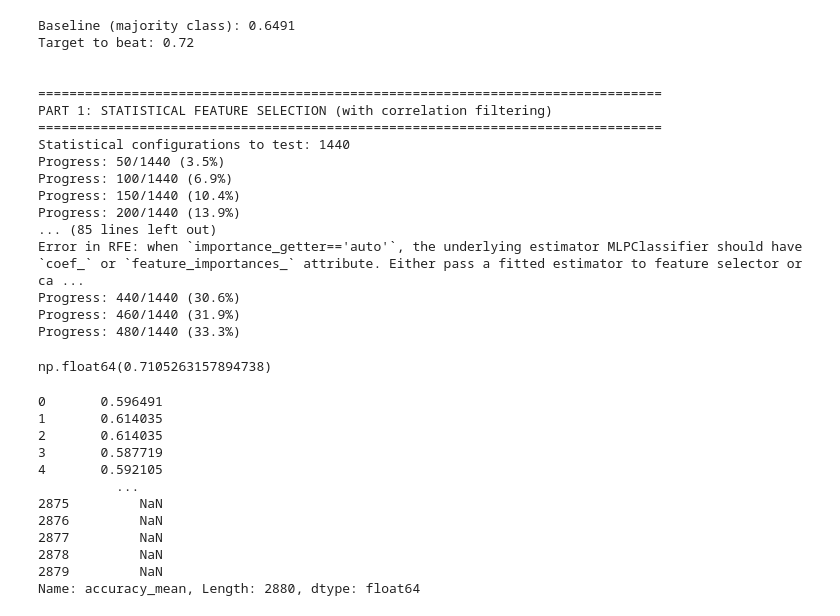
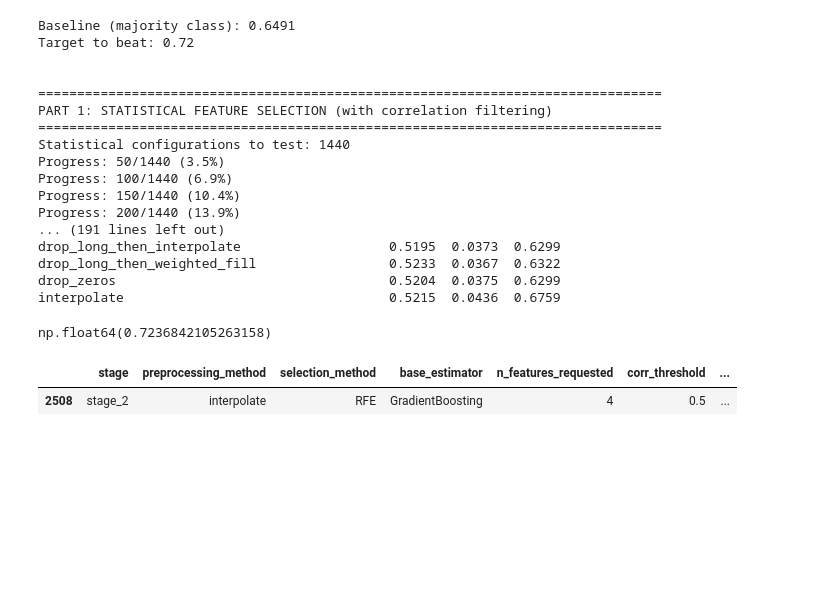
Before and after one commit to KonstantinosVard/Classification-of-cardiotocographic-signals-based-on-HRV, a Jupyter notebook: classification.ipynb, the cells around one changed output. Cells and saved outputs as stored; diff of their text form; code cells hidden in the pictures; blank space fills up the shorter version.

Commit message:
Initial Report, VAE changed to p-value percentage test, and skipping error prone rfe classifiers in classification.ipynb

```diff
--- a/classification.ipynb
+++ b/classification.ipynb
@@ -58,13 +58,13 @@ def get_base_estimators():
             random_state=RANDOM_STATE
         ),
         'RandomForest': RandomForestClassifier(
-            n_estimators=50,  # Reduced for speed
+            n_estimators=10,  # Reduced for speed
             class_weight='balanced',
             random_state=RANDOM_STATE,
-            max_depth=10
+            max_depth=5
         ),
         'GradientBoosting': GradientBoostingClassifier(
-            n_estimators=50,  # Reduced for speed
+            n_estimators=10,  # Reduced for speed
             random_state=RANDOM_STATE,
             max_depth=5
         ),
@@ -77,7 +77,7 @@ def get_base_estimators():
             n_neighbors=5
         ),
         'MLP': MLPClassifier(
-            hidden_layer_sizes=(50,),
+            hidden_layer_sizes=(5,),
             max_iter=500,
             random_state=RANDOM_STATE,
             early_stopping=True
@@ -598,27 +598,18 @@ Progress: 50/1440 (3.5%)
 Progress: 100/1440 (6.9%)
 Progress: 150/1440 (10.4%)
 Progress: 200/1440 (13.9%)
-... (85 lines left out)
-Error in RFE: when `importance_getter=='auto'`, the underlying estimator MLPClassifier should have `coef_` or `feature_importances_` attribute. Either pass a fitted estimator to feature selector or ca ...
-Progress: 440/1440 (30.6%)
-Progress: 460/1440 (31.9%)
-Progress: 480/1440 (33.3%)
+... (191 lines left out)
+drop_long_then_interpolate                   0.5195  0.0373  0.6299
+drop_long_then_weighted_fill                 0.5233  0.0367  0.6322
+drop_zeros                                   0.5204  0.0375  0.6299
+interpolate                                  0.5215  0.0436  0.6759
 # %%
-results_df["accuracy_mean"].max()
+maximum = results_df["accuracy_mean"].max()
+maximum
 # %% [output]
-np.float64(0.7105263157894738)
+np.float64(0.7236842105263158)
 # %%
-results_df["accuracy_mean"]
+results_df[results_df["accuracy_mean"] == maximum]
 # %% [output]
-0       0.596491
-1       0.614035
-2       0.614035
-3       0.587719
-4       0.592105
-          ...
-2875         NaN
-2876         NaN
-2877         NaN
-2878         NaN
-2879         NaN
-Name: accuracy_mean, Length: 2880, dtype: float64
+|  | stage | preprocessing_method | selection_method | base_estimator | n_features_requested | corr_threshold | ... |
+| 2508 | stage_2 | interpolate | RFE | GradientBoosting | 4 | 0.5 | ... |
```
Also changed, not shown: 2 other files.
